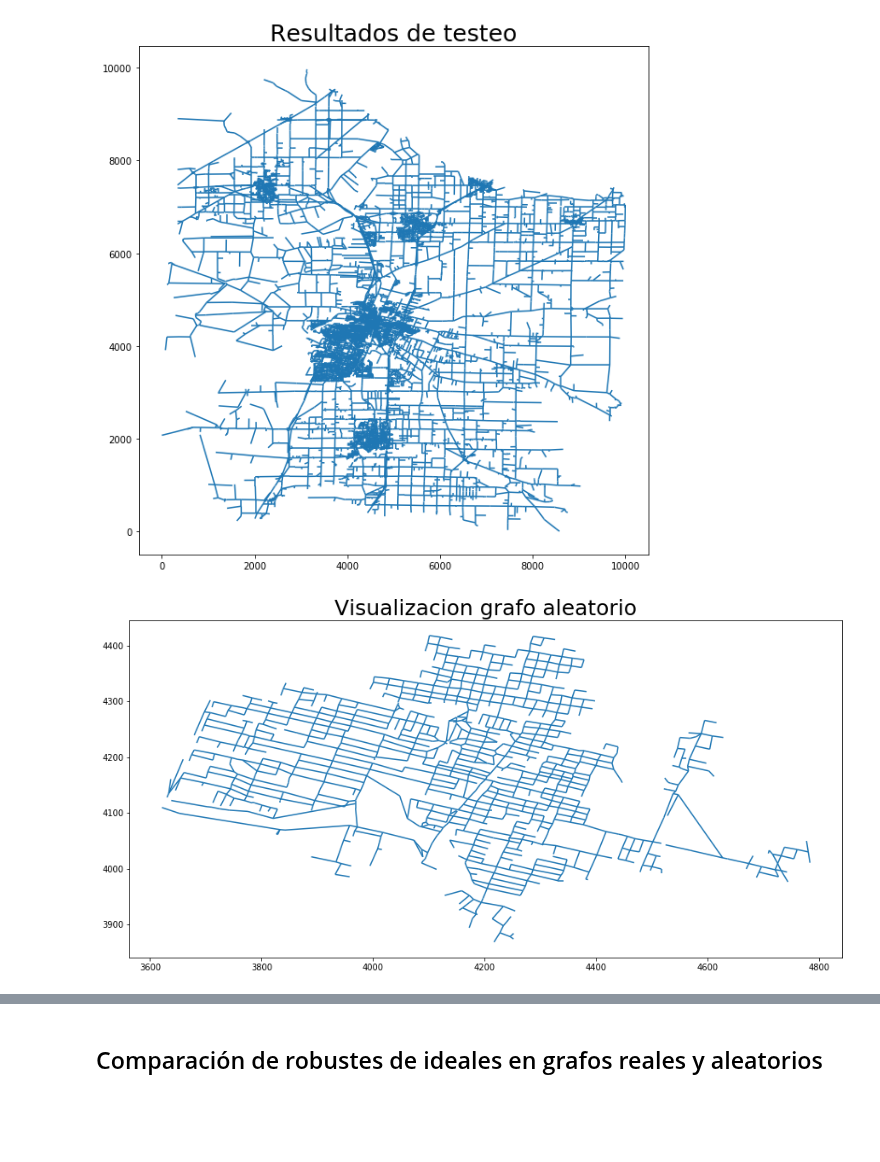
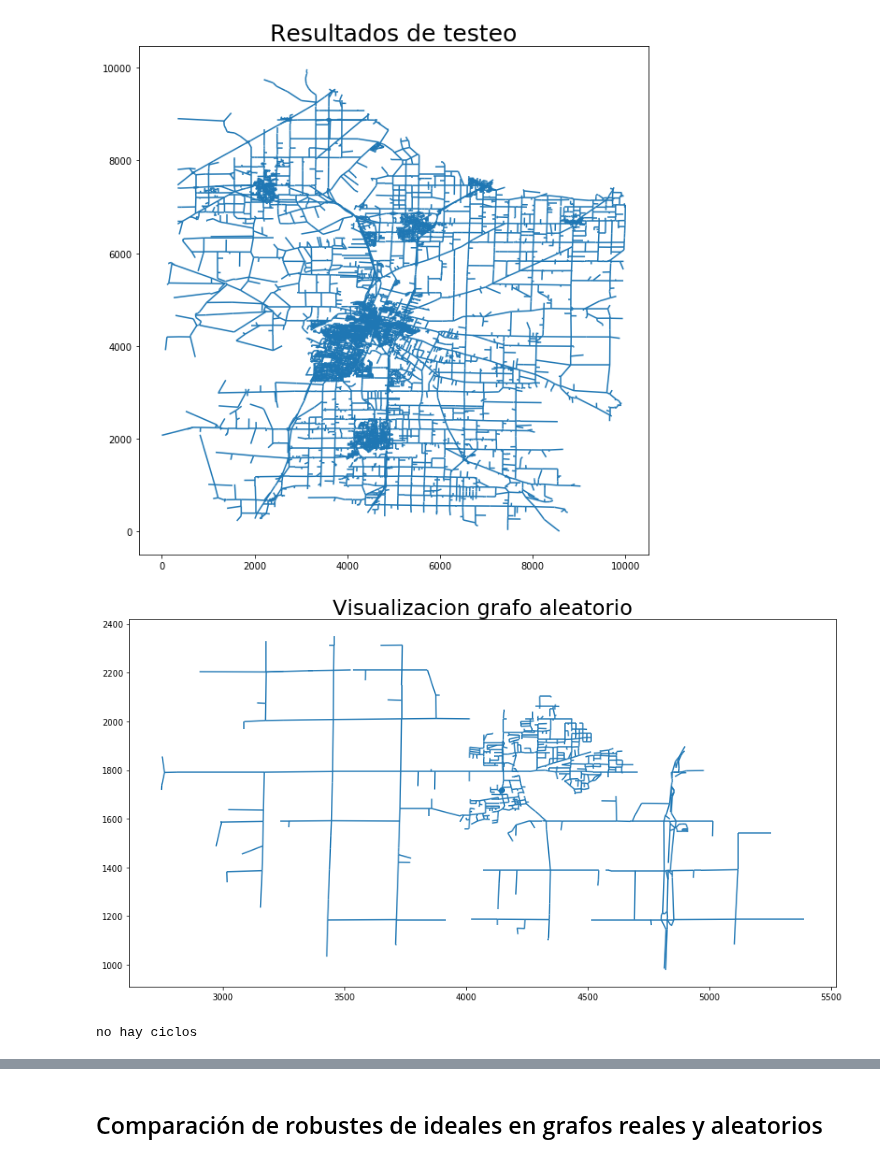
Before and after one commit to josebaboun/Alcantarillado-COVID, a Jupyter notebook: Otros archivos/Tree_generation.ipynb, the cells around one changed output, grey strips where cells are left out. Cells and saved outputs as stored; diff of their text form; code cells hidden in the pictures; blank space fills up the shorter version.

```diff
--- a/Otros archivos/Tree_generation.ipynb
+++ b/Otros archivos/Tree_generation.ipynb
@@ -220,7 +222,7 @@ def get_random_tree(G, nodes):
                     V[v] = 1
         else:
             break
-    return new_G
+    return new_G, WTP
 
 def add_extra_edges(T, G, locations, ratio, edge_limit):
     nodes = list(T.nodes())
@@ -243,8 +245,8 @@ def add_extra_edges(T, G, locations, ratio, edge_limit):
     return T
 # %%
 def generate_random_graph(G, nodes, locations, ratio, edge_limit):
-    T = get_random_tree(G, nodes)
+    T, WTP = get_random_tree(G, nodes)
     NG = add_extra_edges(T,G, locations, ratio, edge_limit)
-    return NG
+    return NG, WTP
 # %%
 #U = nx.complete_graph(8)
@@ -297,6 +299,9 @@ def create_linestring(row, locations):
     return LineString([ (x_1, y_1) , (x_2, y_2)])
 # %%
 edges_location['geometry'] = edges_location.apply(lambda row: create_linestring(row, nodes_location), axis = 1)
+# %%
+edges_location['edge'] = edges_location.apply(lambda row: (row['ID_1'], row['ID_2']), axis=1 )
+edges_location['edge_'] = edges_location.apply(lambda row: (row['ID_2'], row['ID_1']), axis=1 )
 # %%
 edges_location.head()
 df = gpd.GeoDataFrame(edges_location['geometry'])
@@ -311,13 +316,33 @@ plt.show()
 # %% [output]
 [figure]
 # %%
-def plot_random_graph(G, edges_location):
+def filter_(G, row):
+    return row['edge'].isin(list(G.edges() )) #or row['edge_'].isin(list(G.edges() ))
+
+
+def plot_random_graph(G, edges_location, nodes_location, WTP):
     # Armamos listas de extremos de vertices
     G_id1 = [edge[0] for edge in G.edges()]
     G_id2 = [edge[1] for edge in G.edges()]
+    d = {(u,v) for u,v in G.edges()}
+
+    pd.options.mode.chained_assignment = None  # default='warn'
 
     # Filtramos elementos que están contenidos
     filtered = edges_location.loc[(edges_location['ID_1'].isin(G_id1)) & (edges_location['ID_2'].isin(G_id2))]
+    #filtered = edges_location.loc[lambda row: filter_(G, row) ]
+
+    #filtered = edges_location.loc[edges_location['edge'] in d ]
+    #filtered = filtered[(filtered['edge'] in d) & (filtered['edge_'] in d)]
+
+    filtered.loc[filtered.shape[0] + 1] = ['WTP'] + ['WTP'] + ['WTP'] + ['WTP'] + [Point(get_location_node(nodes_location, WTP), 10)] + ['WTP']*2
+
+# PLOT NODES
+#     nodes = list(G.nodes())
+#     for i in range(len(G.nodes())):
+#         node = nodes[i]
+#         if node in list(filtered['ID_1']) or node in list(filtered['ID_2']):
+#              filtered.loc[filtered.shape[0] + 2 + i] = ['node'] + ['node'] + ['node'] + ['node'] + [Point(get_location_node(nodes_location, node), 1)] + ['node'] * 2
 
     # Graficamos
     df = gpd.GeoDataFrame(filtered['geometry'])
@@ -328,10 +353,17 @@ def plot_random_graph(G, edges_location):
                        legend = True)
     plt.show()
 # %%
-G_ = generate_random_graph(G, 1000, nodes_location, 0.2, 4)
-plot_random_graph(G_, edges_location)
+g, WTP = generate_random_graph(G_SJ, 1000, nodes_location, 0.05, 5)
+plot_random_graph(g, edges_location, nodes_location, WTP)
 # %% [output]
-[figure, old version]
+[figure, new version]
+# %%
+try:
+    print(nx.find_cycle(g.to_undirected()))
+except:
+    print('no hay ciclos')
+# %% [output]
+no hay ciclos
 # %%
 len(G_.nodes()), len(G_.edges())
 # %% [output]
```
Also changed, not shown: parts of 19 cells of this notebook.
